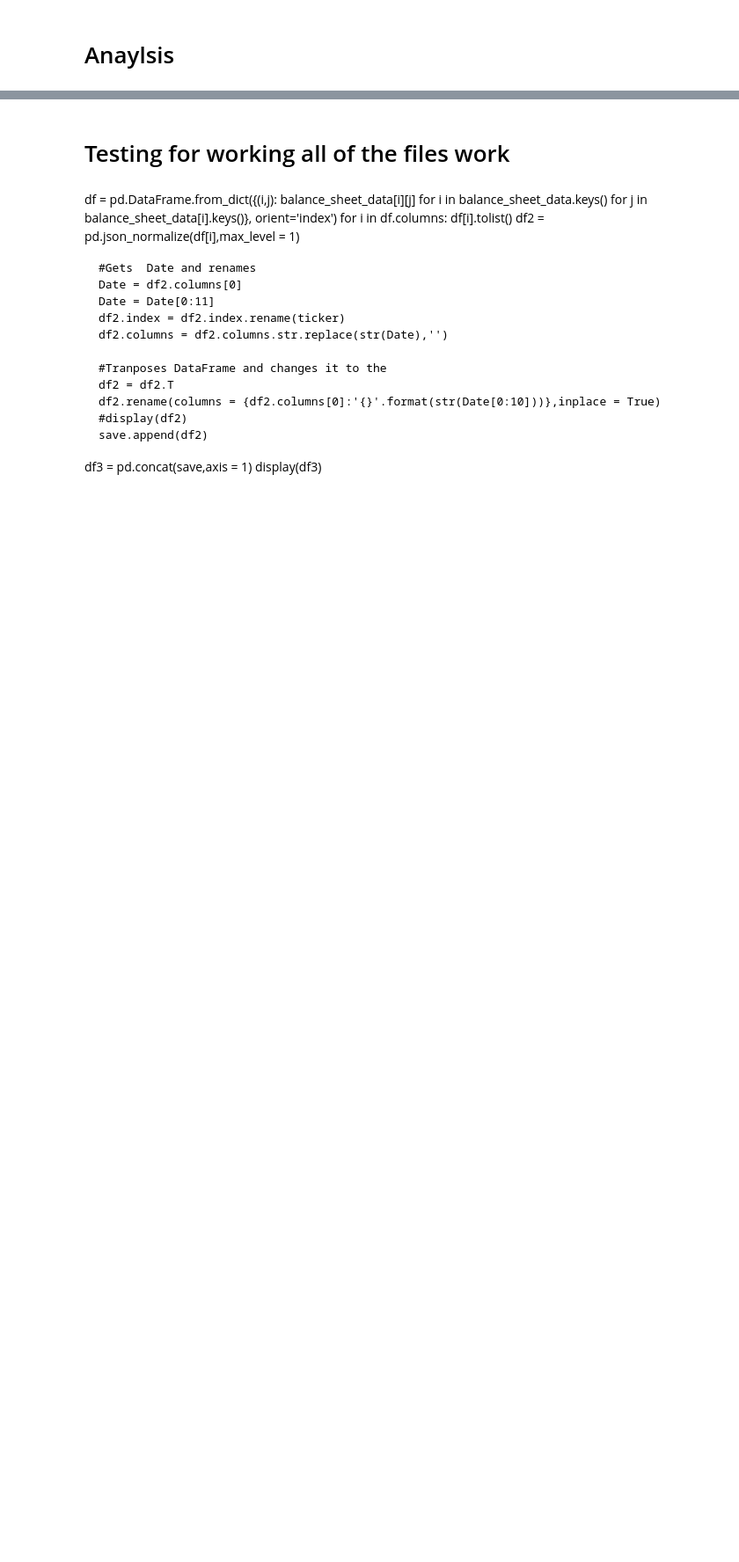
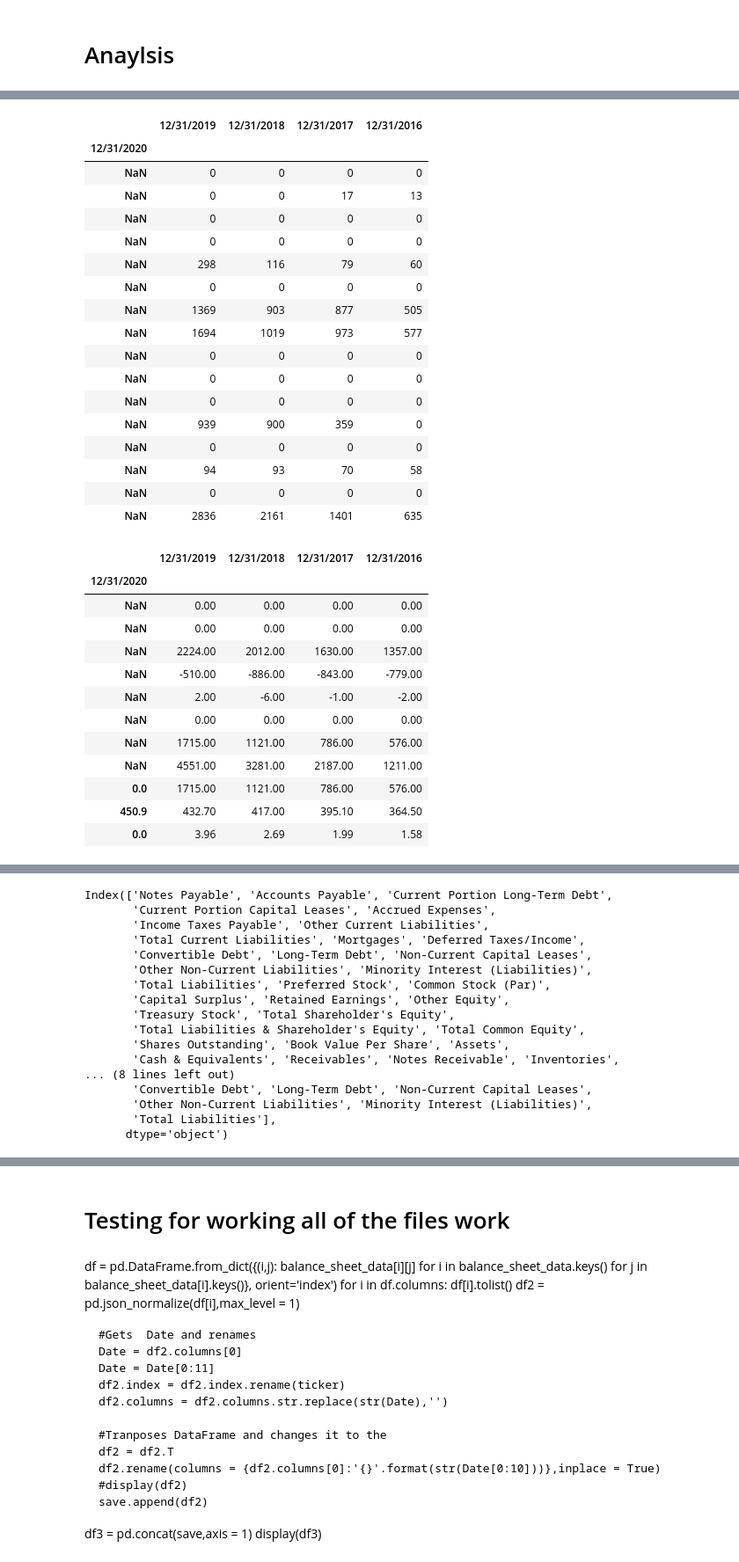
Before and after one commit to AntimatterFx/Investing, a Jupyter notebook: DCF.ipynb, the cells around one changed output, grey strips where cells are left out. Shown at 88% size. Cells and saved outputs as stored; diff of their text form; code cells hidden in the pictures; blank space fills up the shorter version.

```diff
--- a/DCF.ipynb
+++ b/DCF.ipynb
@@ -272,0 +302,39 @@ for i in stock.keys()},orient='index')
+# %%
+for i in range(3,8):
+    display(df2[i].set_index(df2[i].columns[0]))
+    #df2[i] = df2[i].set_index(df2[i].columns[0])
+#display(df2[5])
+pd.concat(df2[3:7]).index
+#df2[6]
+# %% [output]
+|  | 12/31/2019 | 12/31/2018 | 12/31/2017 | 12/31/2016 |
+| 12/31/2020 |  |  |  |  |
+| NaN | 0 | 0 | 0 | 0 |
+| NaN | 0 | 0 | 17 | 13 |
+| NaN | 0 | 0 | 0 | 0 |
+| NaN | 0 | 0 | 0 | 0 |
+| NaN | 298 | 116 | 79 | 60 |
+| NaN | 0 | 0 | 0 | 0 |
+| NaN | 1369 | 903 | 877 | 505 |
+| NaN | 1694 | 1019 | 973 | 577 |
+| NaN | 0 | 0 | 0 | 0 |
+| NaN | 0 | 0 | 0 | 0 |
+| NaN | 0 | 0 | 0 | 0 |
+| NaN | 939 | 900 | 359 | 0 |
+| NaN | 0 | 0 | 0 | 0 |
+| NaN | 94 | 93 | 70 | 58 |
+| NaN | 0 | 0 | 0 | 0 |
+| NaN | 2836 | 2161 | 1401 | 635 |
+|  | 12/31/2019 | 12/31/2018 | 12/31/2017 | 12/31/2016 |
+| 12/31/2020 |  |  |  |  |
+| NaN | 0.00 | 0.00 | 0.00 | 0.00 |
+| NaN | 0.00 | 0.00 | 0.00 | 0.00 |
+| NaN | 2224.00 | 2012.00 | 1630.00 | 1357.00 |
+| NaN | -510.00 | -886.00 | -843.00 | -779.00 |
+| NaN | 2.00 | -6.00 | -1.00 | -2.00 |
+| NaN | 0.00 | 0.00 | 0.00 | 0.00 |
+| NaN | 1715.00 | 1121.00 | 786.00 | 576.00 |
+| NaN | 4551.00 | 3281.00 | 2187.00 | 1211.00 |
+| 0.0 | 1715.00 | 1121.00 | 786.00 | 576.00 |
+| 450.9 | 432.70 | 417.00 | 395.10 | 364.50 |
+| 0.0 | 3.96 | 2.69 | 1.99 | 1.58 |
@@ -272,0 +388,17 @@ for i in stock.keys()},orient='index')
+Index(['Notes Payable', 'Accounts Payable', 'Current Portion Long-Term Debt',
+       'Current Portion Capital Leases', 'Accrued Expenses',
+       'Income Taxes Payable', 'Other Current Liabilities',
+       'Total Current Liabilities', 'Mortgages', 'Deferred Taxes/Income',
+       'Convertible Debt', 'Long-Term Debt', 'Non-Current Capital Leases',
+       'Other Non-Current Liabilities', 'Minority Interest (Liabilities)',
+       'Total Liabilities', 'Preferred Stock', 'Common Stock (Par)',
+       'Capital Surplus', 'Retained Earnings', 'Other Equity',
+       'Treasury Stock', 'Total Shareholder's Equity',
+       'Total Liabilities & Shareholder's Equity', 'Total Common Equity',
+       'Shares Outstanding', 'Book Value Per Share', 'Assets',
+       'Cash & Equivalents', 'Receivables', 'Notes Receivable', 'Inventories',
+... (8 lines left out)
+       'Convertible Debt', 'Long-Term Debt', 'Non-Current Capital Leases',
+       'Other Non-Current Liabilities', 'Minority Interest (Liabilities)',
+       'Total Liabilities'],
+      dtype='object')
```
Also changed, not shown: parts of 31 cells of this notebook, 3 other files.
